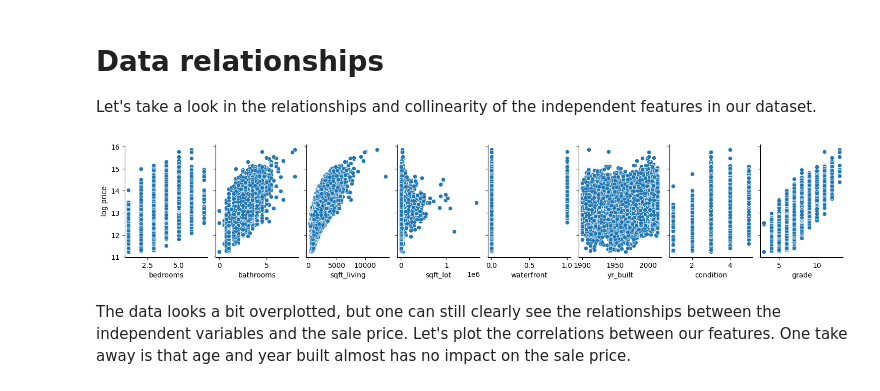
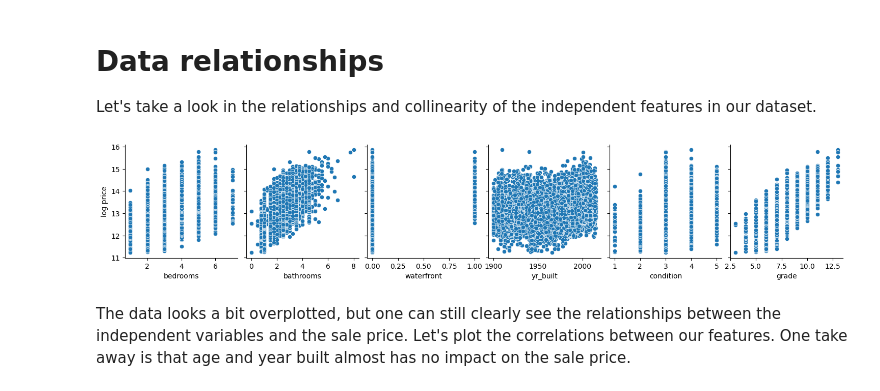
Before and after one commit to Sanketb2312/Info251-final-project, a Jupyter notebook: houseprediction.ipynb, the cells around one changed output. Cells and saved outputs as stored; diff of their text form; code cells hidden in the pictures.

Commit message:
Added collinearity graph for continous and discrete features

```diff
--- a/houseprediction.ipynb
+++ b/houseprediction.ipynb
@@ -349,11 +349,11 @@ training_data
 Let's take a look in the relationships and collinearity of the independent features in our dataset.
 # %%
 g = sns.pairplot(data=data,
-             x_vars = ['bedrooms', 'bathrooms', 'sqft_living', 'sqft_lot', 'waterfront', 'yr_built', 'condition', 'grade'],
+             x_vars = ['bedrooms', 'bathrooms', 'waterfront', 'yr_built', 'condition', 'grade'],
              y_vars=['log price'])
 g.fig.set_size_inches(15,3)
 plt.show()
 # %% [output]
-[figure, old version]
+[figure, new version]
 # %% [markdown]
 The data looks a bit overplotted, but one can still clearly see the relationships between the independent variables and the sale price. Let's plot the correlations between our features. One take away is that age and year built almost has no impact on the sale price.
```
Also changed, not shown: parts of 3 cells of this notebook.
